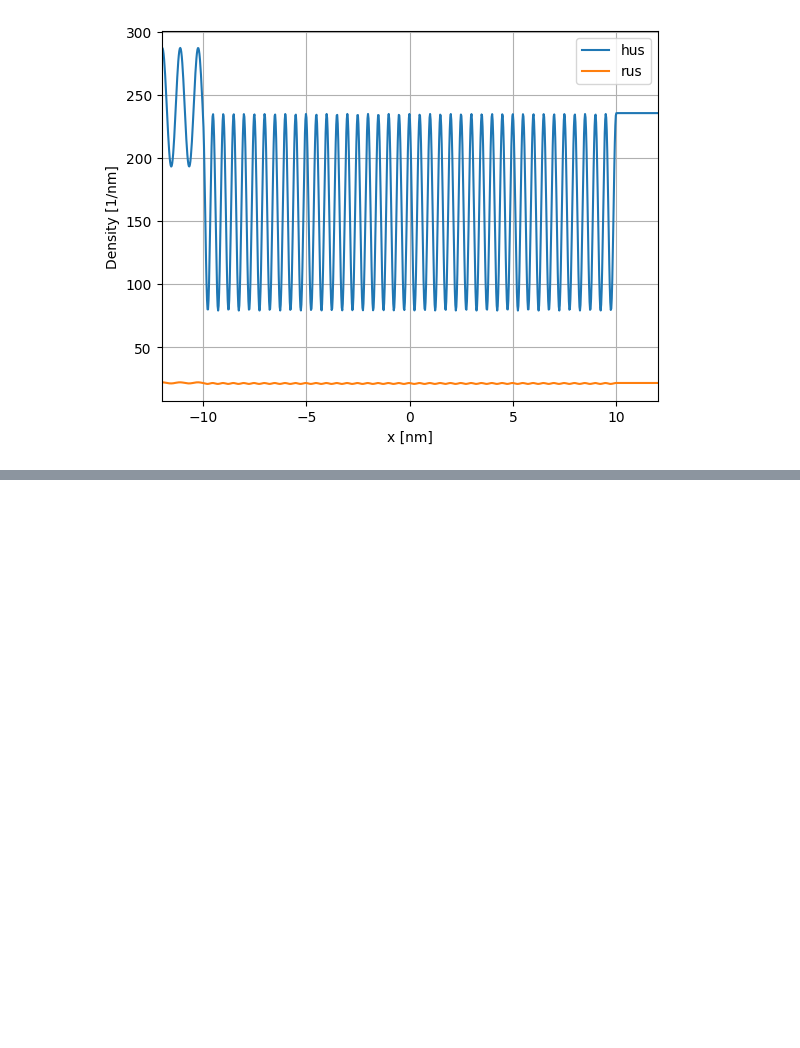
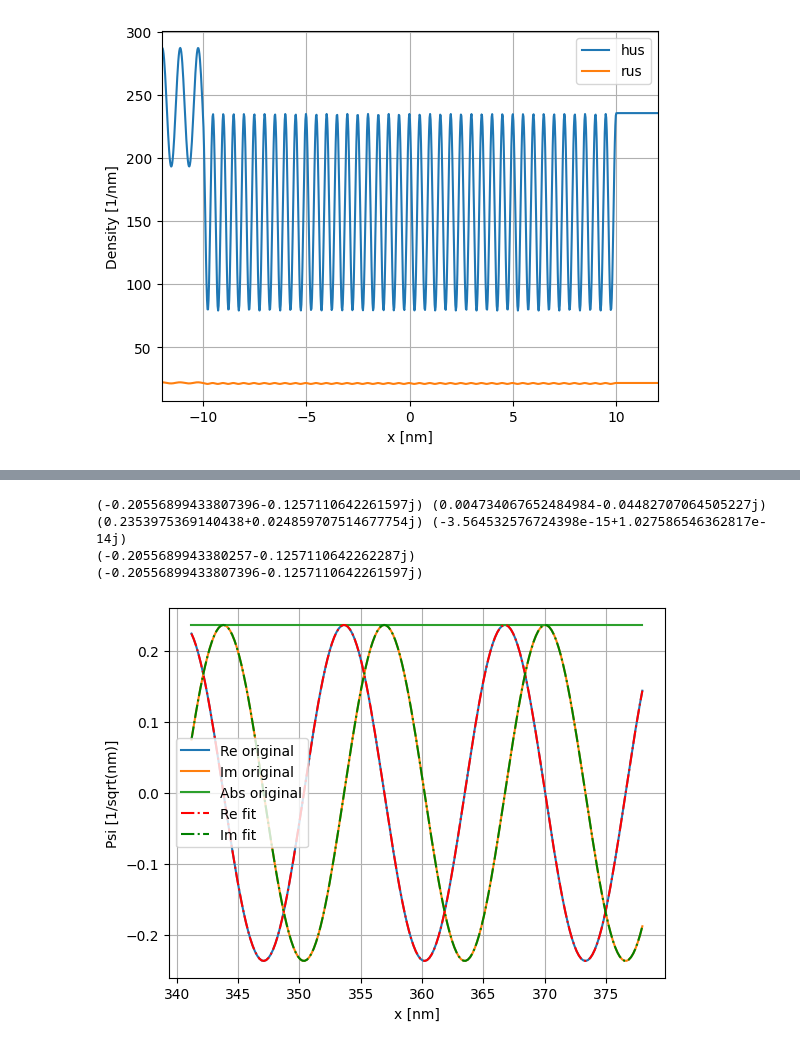
Before and after one commit to magashegyi/testrepo, a Jupyter notebook: test_atomic_units.ipynb, the cells around one changed output, grey strips where cells are left out. Saved outputs shown, nothing was run; the diff lists cells and outputs as text; code cells hidden in the pictures; blank space fills up the shorter version.

Commit message:
New amplitude computation methode added

```diff
--- a/test_atomic_units.ipynb
+++ b/test_atomic_units.ipynb
@@ -534,0 +607,62 @@ plt.show()
+# %%
+import quantum_toolkit as qtk
+import quantum_transport_toolkit as qttk
+
+def amplitudes2(k: float,wf: qtk.Wavefunction,fit_num: int = 100):
+    """
+    Compute the amplitudes of the incoming and reflected waves
+    for a given wavefunction at a given energy. The amplitudes
+    are computed by fitting the wavefunction to the sum of
+    incoming and reflected waves.
+    """
+    # Split the wavefunction into left and right parts
+
+    x_left = wf["grid"][:fit_num]
+    x_right = wf["grid"][-fit_num:]
+
+    # Solve with least-squares solution
+    A = np.zeros([fit_num,2],dtype=np.complex128)
+    A[:,0]=np.exp(1j*k*x_left) # incoming wave on the left
+    A[:,1]=np.exp(-1j*k*x_left) # reflected wave on the left
+    b=wf["value"][:fit_num].T
+
+    x_lstsq = linalg.lstsq(A,b,rcond=None)[0] # computing the numpy solution
+    a_left=x_lstsq[0] # complex amplitude of positive propagating wave on the left
+    b_left=x_lstsq[1] # complex amplitude of negative propagating wave on the left
+
+    A = np.zeros([fit_num,2],dtype=np.complex128)
+    A[:,0]=np.exp(1j*k*x_right) # incoming wave on the right
+    A[:,1]=np.exp(-1j*k*x_right) # reflected wave on the right
+    b=wf["value"][-fit_num:].T
+
+    x_lstsq = linalg.lstsq(A,b,rcond=None)[0] # computing the numpy solution
+    a_right=x_lstsq[0] # complex amplitude of positive propagating wave on the right
+    b_right=x_lstsq[1] # complex amplitude of negative propagating wave on the right
+
+    return (a_left,b_left,a_right,b_right)
+
+a_left,b_left,a_right,b_right = amplitudes2(pk_rus,qp_pk_rus["state"])
+
+print(a_left,b_left,a_right,b_right)
+print(qttk.input_amplitude(pk_rus,qp_pk_rus["state"]))
+print(qttk.input_amplitude2(pk_rus,qp_pk_rus["state"]))
+# %% [output]
+(-0.20556899433807396-0.1257110642261597j) (0.004734067652484984-0.04482707064505227j) (0.2353975369140438+0.024859707514677754j) (-3.564532576724398e-15+1.027586546362817e-14j)
+(-0.2055689943380257-0.1257110642262287j)
+(-0.20556899433807396-0.1257110642261597j)
+# %%
+plt.plot(xdata_right,np.real(ydata_right),label="Re original")
+plt.plot(xdata_right,np.imag(ydata_right),label="Im original")
+plt.plot(xdata_right,np.abs(ydata_right),label="Abs original")
+
+yfit_right = fright(xdata_right,pk_rus,a_right)
+plt.plot(xdata_right,np.real(yfit_right),"-.",label="Re fit",color="red")
+plt.plot(xdata_right,np.imag(yfit_right),"-.",label="Im fit",color="green")
+
+plt.xlabel("x [nm]")
+plt.ylabel("Psi [1/sqrt(nm)]")
+plt.legend()
+plt.grid()
+plt.show()
+# %% [output]
+[figure, added]
```
Also changed, not shown: parts of 5 cells of this notebook, 1 other file.
